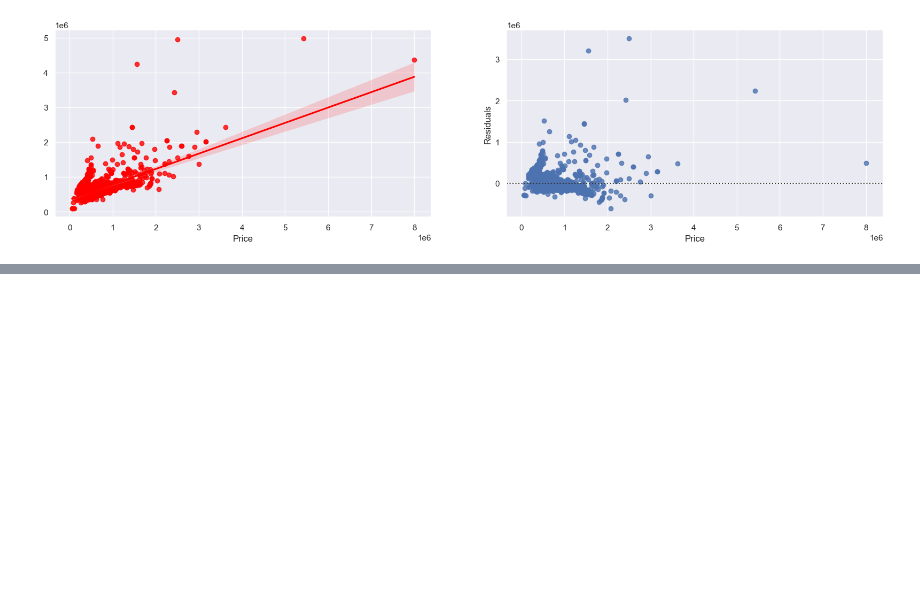
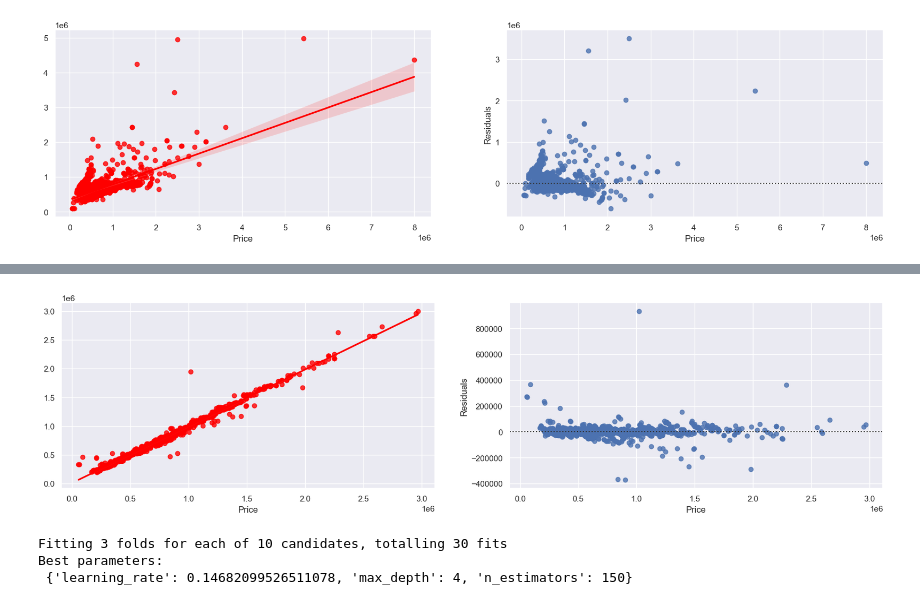
Before and after one commit to omars1234/Home_Prices_analysis, a Jupyter notebook: Home_Price_ML.ipynb, the cells around one changed output, grey strips where cells are left out. Drawn from its saved outputs; the diff is of its cells as text; code cells hidden in the pictures; blank space fills up the shorter version.

```diff
--- a/Home_Price_ML.ipynb
+++ b/Home_Price_ML.ipynb
@@ -707,0 +836,37 @@ plt.ylabel("Residuals");
+# %%
+np.random.seed(42)
+model = GradientBoostingRegressor()
+cv=5
+
+neg_mse_scores = cross_val_score(model, X_train, y_train,cv=cv,scoring='neg_mean_squared_error')
+mse_scores = -neg_mse_scores
+mse_scores= np.round(mse_scores, 2)
+mean_mse_scores= round(mse_scores.mean(), 2)
+std_mse_scores= round(mse_scores.std(), 2)
+Standard_Error_SE=std_mse_scores/np.sqrt(cv)
+ci_lower = mean_mse_scores - 2* Standard_Error_SE
+ci_upper = mean_mse_scores + 2* Standard_Error_SE
+ci=[ci_lower, ci_upper]
+
+print("CV fold MSEs:", mse_scores)
+print(f"CV mean MSE:, {mean_mse_scores:.2f}")
+print(f"CV std dev MSE:, {std_mse_scores:.2f}")
+print(f"Standard Error (SE), {1.96*Standard_Error_SE:.2f}")
+print(f"Mean CV MSE = {mean_mse_scores:.2f} ± {1.96*Standard_Error_SE:.2f} "
+      f"(95% CI: [{ci_lower:.2f}, {ci_upper:.2f}])")
+
+print("==================================")
+
+model.fit(X_train, y_train)
+y_pred = model.predict(X_val)
+final_mse = mean_squared_error(y_val, y_pred)
+final_rmse = np.sqrt(final_mse)
+
+print("Test set MSE:", round(final_mse, 2))
+print("Test set RMSE:", round(final_rmse, 2))
+print("---> :")
+threshold = mean_mse_scores + std_mse_scores
+if final_mse <= threshold:
+    print("✅ Test MSE is within CV variability—model generalizes well!")
+else:
+    print("⚠️ Test MSE exceeds CV range—review for overfitting or data mismatch.")
@@ -707,0 +885,41 @@ plt.ylabel("Residuals");
+# %%
+plt.subplot(221)
+sns.regplot(x=y_val,y=y_pred,ci=95,color ='red')
+
+plt.subplot(222)
+sns.residplot(x=y_val,y=y_pred)
+plt.xlabel("Price")
+plt.ylabel("Residuals");
+# %% [output]
+[figure, added]
+# %%
+from scipy.stats import uniform, randint
+from sklearn.model_selection import RandomizedSearchCV
+GradientBoostingRegressor_param_dist = {
+    'n_estimators': [100,150,200],
+    'learning_rate': uniform(0.01, 0.3),
+    'max_depth': [2,3,4]
+    #'min_samples_split': [2,3,4],
+    #'min_samples_leaf': [2,3,4],
+    #'subsample': uniform(0.5, 0.5),
+}
+
+random_search = RandomizedSearchCV(
+    estimator=GradientBoostingRegressor(),
+    param_distributions=GradientBoostingRegressor_param_dist,
+    #n_iter=50,
+    scoring='neg_root_mean_squared_error',
+    cv=3,
+    random_state=42,
+    n_jobs=-1,
+    verbose=2
+)
+random_search.fit(X_train, y_train)
+
+# Best model
+best_model = random_search.best_estimator_
+print("Best parameters:\n", random_search.best_params_)
+# %% [output]
+Fitting 3 folds for each of 10 candidates, totalling 30 fits
+Best parameters:
+ {'learning_rate': 0.14682099526511078, 'max_depth': 4, 'n_estimators': 150}
```
Also changed, not shown: parts of 13 cells of this notebook, 1 other file.
